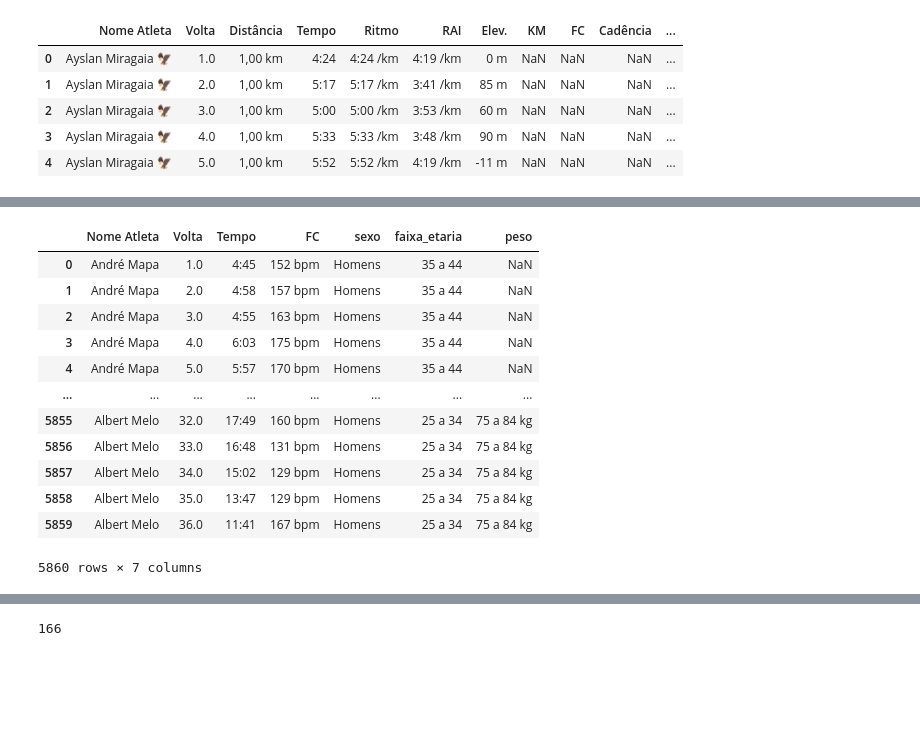
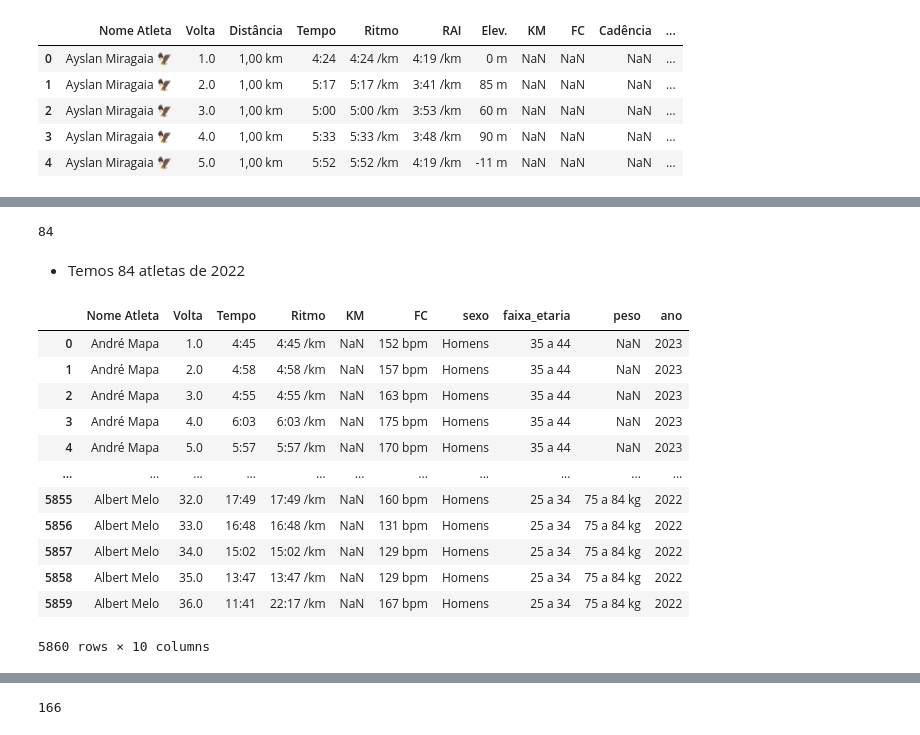
Before and after one commit to joaomts/-strava_analytics, a Jupyter notebook: analises_corredores.ipynb, the cells around one changed output, grey strips where cells are left out. Cells and saved outputs as stored; diff of their text form; code cells hidden in the pictures; blank space fills up the shorter version.

Commit message:
Manipulando e limpando base de dados.

```diff
--- a/analises_corredores.ipynb
+++ b/analises_corredores.ipynb
@@ -50,7 +70,9 @@ df_grouped.head()
 # %% [markdown]
 ### Importando dados dos Atletas
 # %%
-df_atletas_2023 = pd.read_csv("final_completo_dados_2023_FINAL_SEM_ERRO.csv", sep=',')
+df_atletas_2023 = pd.read_csv("final_completo_dados_2023_FINAL_SEM_ERRO.csv", sep=",")
+df_atletas_2023['ano'] = 2023
+
 df_atletas_2023.head()
 # %% [output]
 |  | Nome Atleta | Volta | Distância | Tempo | Ritmo | RAI | Elev. | FC | KM | Cadência | ... |
@@ -60,6 +82,18 @@ df_atletas_2023.head()
 | 3 | André Mapa | 4.0 | 1,00 km | 6:03 | 6:03 /km | 3:59 /km | 94 m | 175 bpm | NaN | NaN | ... |
 | 4 | André Mapa | 5.0 | 1,00 km | 5:57 | 5:57 /km | 4:20 /km | 0 m | 170 bpm | NaN | NaN | ... |
 # %%
-df_atletas_2023_selecionado = df_atletas_2023[['Nome Atleta', 'Volta', 'Tempo', 'FC', 'sexo', 'faixa_etaria', 'peso']]
+df_atletas_2023_selecionado = df_atletas_2023[
+    [
+        "Nome Atleta",
+        "Volta",
+        "Tempo",
+        "Ritmo",
+        "KM",
+        "FC",
+        "sexo",
+        "faixa_etaria",
+        "peso",
+    ]
+]
 df_atletas_2023_selecionado.head()
 # %% [output]
@@ -72,5 +112,6 @@ df_atletas_2023_selecionado.head()
 # %%
-df_atletas_2022 = pd.read_csv("final_completo_dados_2022_P1.csv", sep=',')
+df_atletas_2022 = pd.read_csv("final_completo_dados_2022_P1.csv", sep=",")
+df_atletas_2022['ano'] = 2022
 df_atletas_2022.head()
 # %% [output]
 |  | Nome Atleta | Volta | Distância | Tempo | Ritmo | RAI | Elev. | KM | FC | Cadência | ... |
@@ -80,6 +121,18 @@ df_atletas_2022.head()
 | 3 | Ayslan Miragaia 🦅 | 4.0 | 1,00 km | 5:33 | 5:33 /km | 3:48 /km | 90 m | NaN | NaN | NaN | ... |
 | 4 | Ayslan Miragaia 🦅 | 5.0 | 1,00 km | 5:52 | 5:52 /km | 4:19 /km | -11 m | NaN | NaN | NaN | ... |
 # %%
-df_atletas_2022_selecionado = df_atletas_2022[['Nome Atleta', 'Volta', 'Tempo', 'FC', 'sexo', 'faixa_etaria', 'peso']]
+df_atletas_2022_selecionado = df_atletas_2022[
+    [
+        "Nome Atleta",
+        "Volta",
+        "Tempo",
+        "Ritmo",
+        "KM",
+        "FC",
+        "sexo",
+        "faixa_etaria",
+        "peso",
+    ]
+]
 df_atletas_2022_selecionado.head()
 # %% [output]
@@ -92,17 +145,25 @@ df_atletas_2022_selecionado.head()
+# %%
+df_atletas_2022_selecionado["Nome Atleta"].nunique()
+# %% [output]
+84
+# %% [markdown]
+- Temos 84 atletas de 2022
 # %%
-df_atletas_concat = pd.concat([df_atletas_2023_selecionado, df_atletas_2022_selecionado], ignore_index=True)
+df_atletas_concat = pd.concat(
+    [df_atletas_2023_selecionado, df_atletas_2022_selecionado], ignore_index=True
+)
 df_atletas_concat
 # %% [output]
-|  | Nome Atleta | Volta | Tempo | FC | sexo | faixa_etaria | peso |
-| 0 | André Mapa | 1.0 | 4:45 | 152 bpm | Homens | 35 a 44 | NaN |
-| 1 | André Mapa | 2.0 | 4:58 | 157 bpm | Homens | 35 a 44 | NaN |
-| 2 | André Mapa | 3.0 | 4:55 | 163 bpm | Homens | 35 a 44 | NaN |
-| 3 | André Mapa | 4.0 | 6:03 | 175 bpm | Homens | 35 a 44 | NaN |
-| 4 | André Mapa | 5.0 | 5:57 | 170 bpm | Homens | 35 a 44 | NaN |
-| ... | ... | ... | ... | ... | ... | ... | ... |
-| 5855 | Albert Melo | 32.0 | 17:49 | 160 bpm | Homens | 25 a 34 | 75 a 84 kg |
-| 5856 | Albert Melo | 33.0 | 16:48 | 131 bpm | Homens | 25 a 34 | 75 a 84 kg |
-| 5857 | Albert Melo | 34.0 | 15:02 | 129 bpm | Homens | 25 a 34 | 75 a 84 kg |
-| 5858 | Albert Melo | 35.0 | 13:47 | 129 bpm | Homens | 25 a 34 | 75 a 84 kg |
-| 5859 | Albert Melo | 36.0 | 11:41 | 167 bpm | Homens | 25 a 34 | 75 a 84 kg |
+|  | Nome Atleta | Volta | Tempo | Ritmo | KM | FC | sexo | faixa_etaria | peso | ano |
+| 0 | André Mapa | 1.0 | 4:45 | 4:45 /km | NaN | 152 bpm | Homens | 35 a 44 | NaN | 2023 |
+| 1 | André Mapa | 2.0 | 4:58 | 4:58 /km | NaN | 157 bpm | Homens | 35 a 44 | NaN | 2023 |
+| 2 | André Mapa | 3.0 | 4:55 | 4:55 /km | NaN | 163 bpm | Homens | 35 a 44 | NaN | 2023 |
+| 3 | André Mapa | 4.0 | 6:03 | 6:03 /km | NaN | 175 bpm | Homens | 35 a 44 | NaN | 2023 |
+| 4 | André Mapa | 5.0 | 5:57 | 5:57 /km | NaN | 170 bpm | Homens | 35 a 44 | NaN | 2023 |
+| ... | ... | ... | ... | ... | ... | ... | ... | ... | ... | ... |
+| 5855 | Albert Melo | 32.0 | 17:49 | 17:49 /km | NaN | 160 bpm | Homens | 25 a 34 | 75 a 84 kg | 2022 |
+| 5856 | Albert Melo | 33.0 | 16:48 | 16:48 /km | NaN | 131 bpm | Homens | 25 a 34 | 75 a 84 kg | 2022 |
+| 5857 | Albert Melo | 34.0 | 15:02 | 15:02 /km | NaN | 129 bpm | Homens | 25 a 34 | 75 a 84 kg | 2022 |
+| 5858 | Albert Melo | 35.0 | 13:47 | 13:47 /km | NaN | 129 bpm | Homens | 25 a 34 | 75 a 84 kg | 2022 |
+| 5859 | Albert Melo | 36.0 | 11:41 | 22:17 /km | NaN | 167 bpm | Homens | 25 a 34 | 75 a 84 kg | 2022 |
-5860 rows × 7 columns
+5860 rows × 10 columns
```
Also changed, not shown: parts of 48 cells of this notebook, 1 other file.
